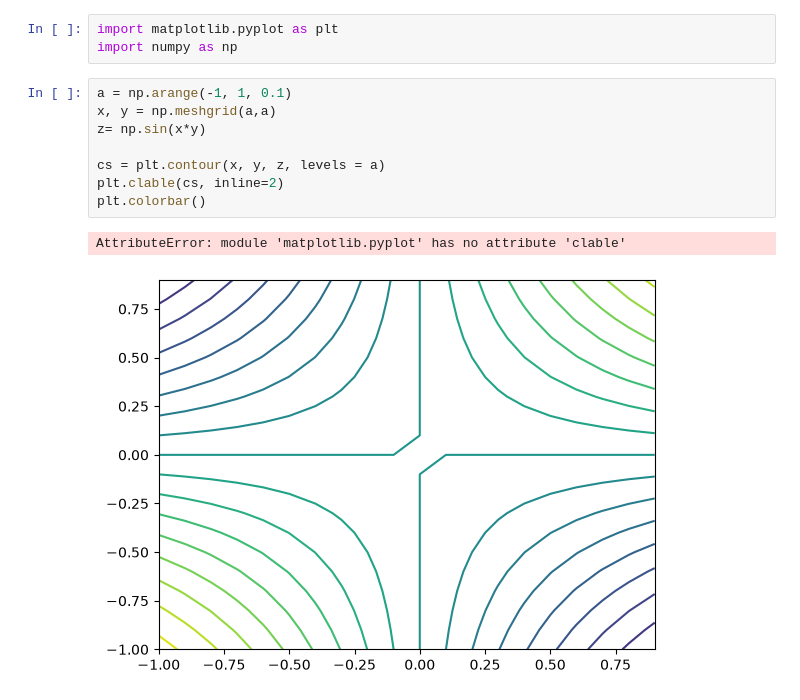
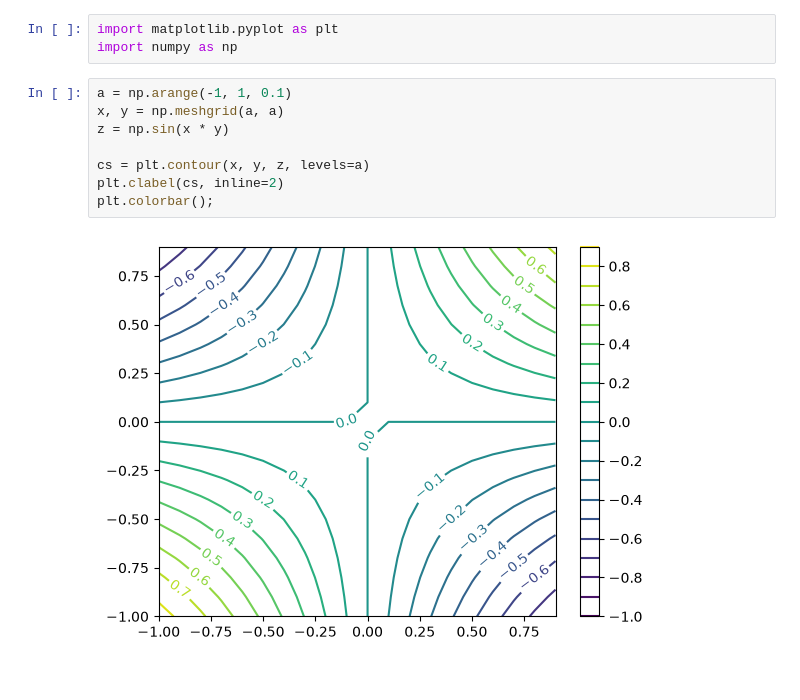
Before and after one commit to ghdwlswn97-source/python, a Jupyter notebook: 19.matplotlib/19.contour.ipynb, the cells around one changed output. Saved outputs shown, nothing was run; the diff lists cells and outputs as text.

```diff
--- a/19.matplotlib/19.contour.ipynb
+++ b/19.matplotlib/19.contour.ipynb
@@ -3,13 +3,12 @@ import matplotlib.pyplot as plt
 import numpy as np
 # %%
 a = np.arange(-1, 1, 0.1)
-x, y = np.meshgrid(a,a)
-z= np.sin(x*y)
+x, y = np.meshgrid(a, a)
+z = np.sin(x * y)
 
-cs = plt.contour(x, y, z, levels = a)
-plt.clable(cs, inline=2)
-plt.colorbar()
+cs = plt.contour(x, y, z, levels=a)
+plt.clabel(cs, inline=2)
+plt.colorbar();
 # %% [output]
-AttributeError: module 'matplotlib.pyplot' has no attribute 'clable'
-[figure, old version]
+[figure, new version]
 # %%
```
Also changed, not shown: parts of 3 cells of this notebook, 4 other files.
